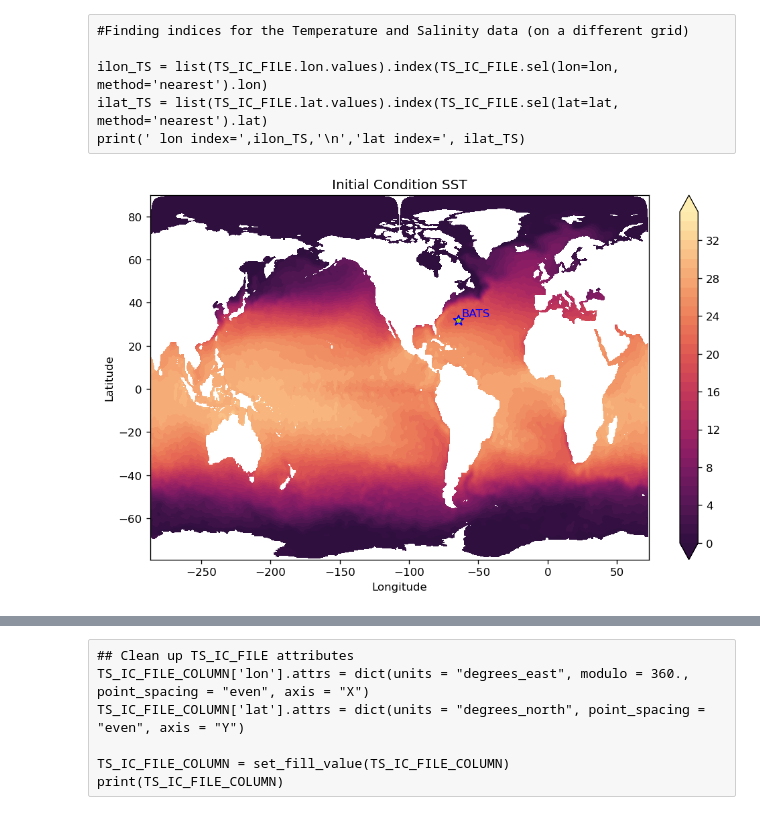
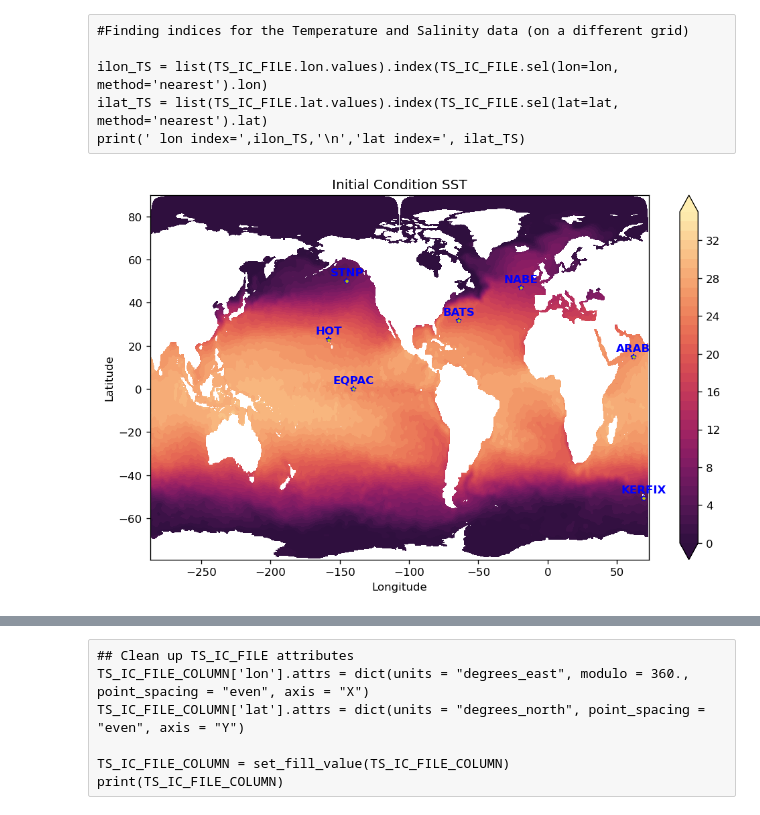
Before and after one commit to ElizabethYankovsky/MARBL_notebooks, a Jupyter notebook: Generate_IC_Files.ipynb, the cells around one changed output, grey strips where cells are left out. Drawn from its saved outputs; the diff is of its cells as text; code cells hidden in the pictures.

Commit message:
Add more obs sites to the map
Still generating BATS inputdata, but should be able to handle STNP, NABE, HOT,
ARAB, EQPAC, and KERFIX as well.

```diff
--- a/Generate_IC_Files.ipynb
+++ b/Generate_IC_Files.ipynb
@@ -32,20 +31,3 @@ for varname in IC_FILE.data_vars:
                                          IC_FILE[varname].data,
                                          np.nan)
 IC_FILE = IC_FILE.drop([var for var in IC_FILE.data_vars if 'Layer' not in IC_FILE[var].dims and 'Interface' not in IC_FILE[var].dims])
-# %%
-lat_array = GRID_FILE['geolat']
-lon_array = GRID_FILE['geolon']
-#print(lat_array)
-
-#We want to extract data at a certain lat/lon point. BATS location is 31.666667N, 64.166667W.
-lat =  31.666667
-lon = -64.166667
-
-# First, find the index of the grid point nearest a specific lat/lon.
-abslat = np.abs(lat_array-lat)
-abslon = np.abs(lon_array-lon)
-c = np.maximum(abslat,abslon, )
-
-([yloc],[xloc]) = np.where(c == np.min(c))
-
-print(yloc,xloc)
@@ -60,20 +101,21 @@ print(' lon index=',ilon_TS,'\n','lat index=', ilat_TS)
 # %%
 plt.figure(figsize=(10, 6),dpi=120)
 
 plt.contourf(lon_array,lat_array,IC_FILE['Temp'][0,:,:],cmap=cmocean.cm.matter_r,vmin=0,vmax=35,levels=np.linspace(0,35,36),extend='both')
 plt.colorbar()
 plt.xlabel('Longitude')
 plt.ylabel('Latitude')
 plt.title('Initial Condition SST')
-plt.plot(lon_array[yloc,xloc],lat_array[yloc,xloc],'*b',markersize=10)
 # plt.plot(IC_FILE.LON[yloc,xloc],IC_FILE.LAT[yloc,xloc],'*r',markersize=5)
 #plt.plot(TS_IC_FILE.lon[ilon_TS],TS_IC_FILE.lat[ilat_TS],'*r',markersize=8)
-plt.plot(MARBL_FORCING_FILE.lon[yloc,xloc],MARBL_FORCING_FILE.lat[yloc,xloc],'*y',markersize=5)
+for site_name_loc in lat_dict.keys():
+    plt.plot(lon_dict[site_name_loc],lat_dict[site_name_loc],'*b',markersize=5) # Blue is actual location of site
+    plt.plot(true_lon_dict[site_name_loc],true_lat_dict[site_name_loc],'*y',markersize=2.5) # Yellow is nearest CESM-MOM grid cell center
+    plt.text(lon_dict[site_name_loc],lat_dict[site_name_loc]+2.5,site_name_loc,color='b',horizontalalignment='center',fontweight='semibold')
 
-plt.text(lon_array[yloc,xloc]+2,lat_array[yloc,xloc]+2,'BATS',color='b')
 plt.show()
 # %% [output]
-[figure, old version]
+[figure, new version]
 # %%
 def set_fill_value(ds):
     '''
```
Also changed, not shown: parts of 15 cells of this notebook.
